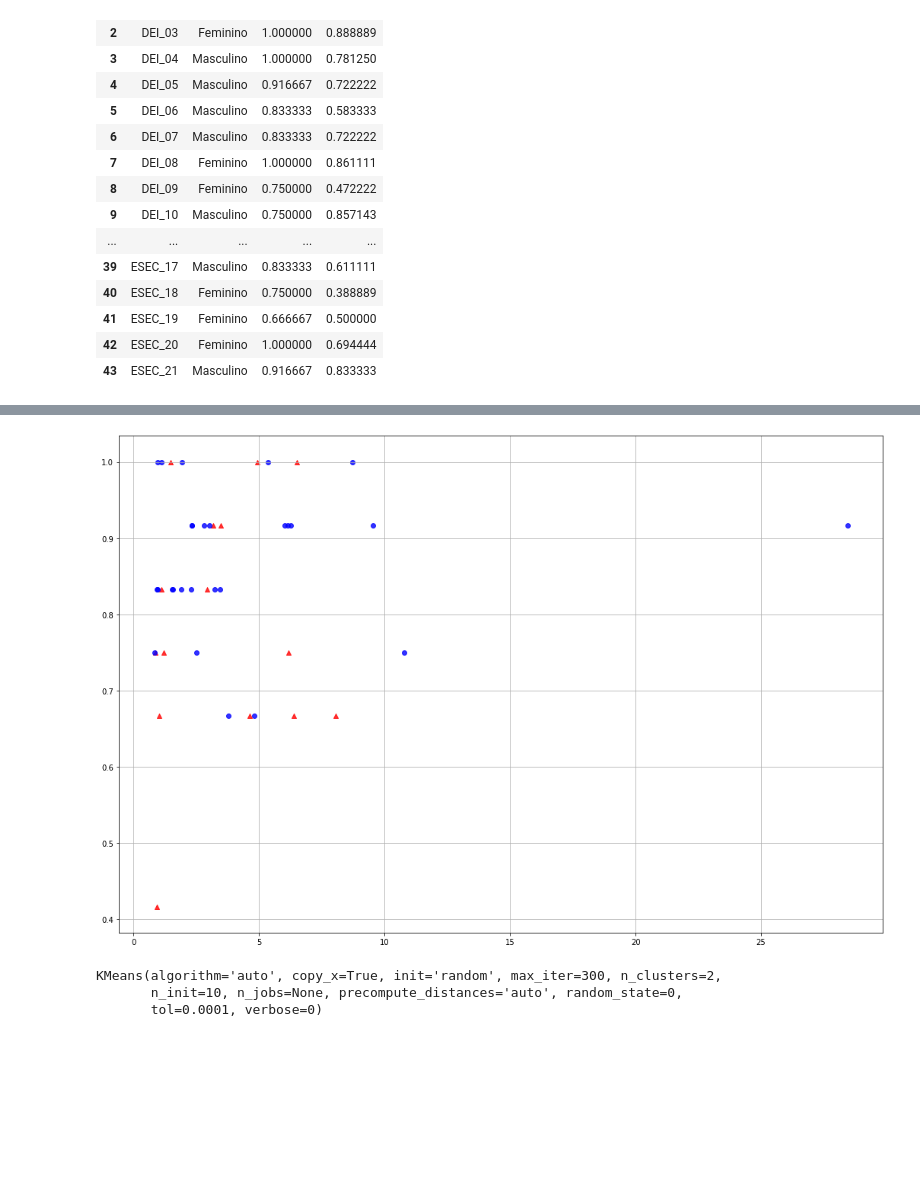
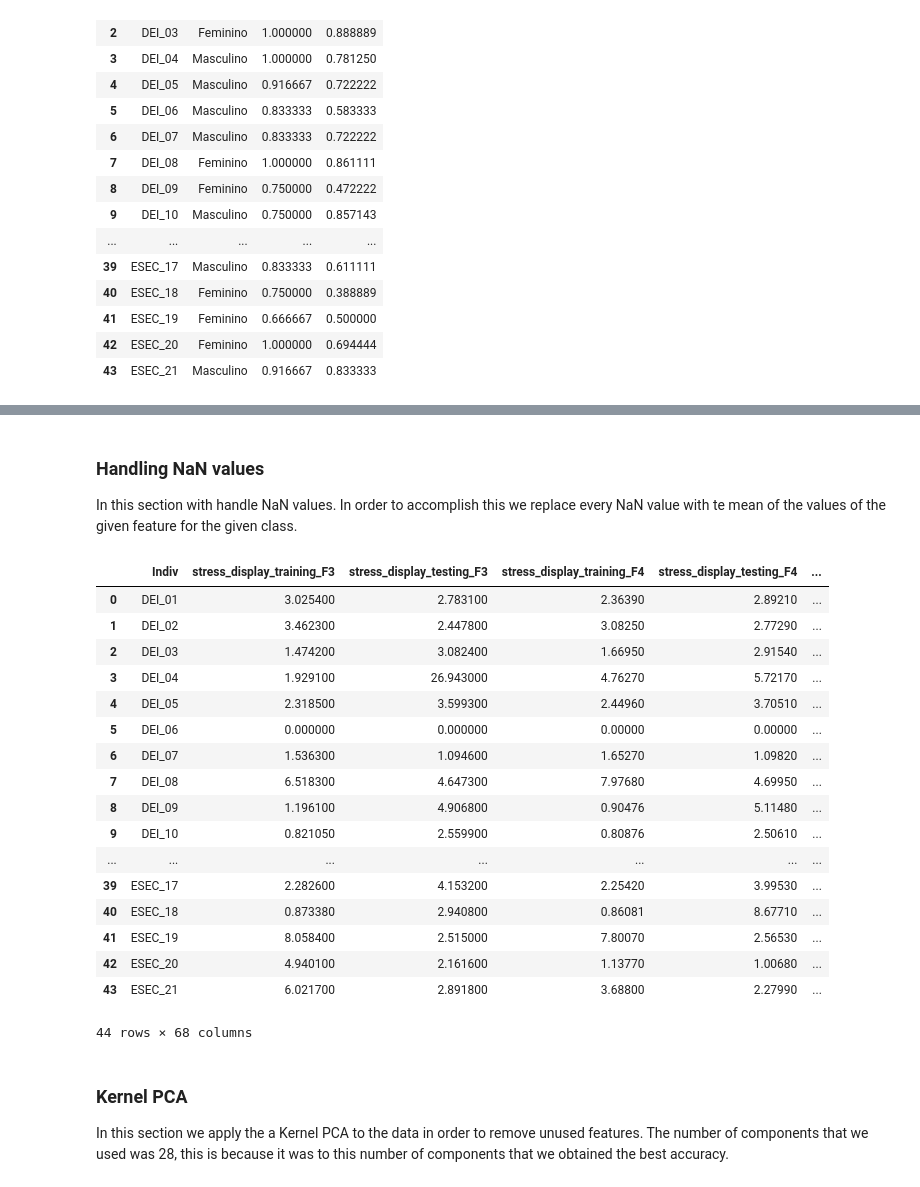
Before and after one commit to lengors/ua-repository, a Jupyter notebook: ED/TP2/TP2.ipynb, the cells around one changed output, grey strips where cells are left out. Saved outputs shown, nothing was run; the diff lists cells and outputs as text; code cells hidden in the pictures; blank space fills up the shorter version.

```diff
--- a/ED/TP2/TP2.ipynb
+++ b/ED/TP2/TP2.ipynb
@@ -155,17 +141,0 @@ plt.show()
-# %%
-y = overall_energy_ratios['Gender'].values
-xs = list()
-for phase in [ 'training', 'testing' ]:
-    for value in [ 'display', 'solutions' ]:
-        columns = [ column for column in overall_energy_ratios.columns if phase in column and value in column ]
-        for column in columns:
-            X = overall_energy_ratios[[ column, phase ]].values
-            xs.append(X)
-
-plt.scatter(xs[0][y == 'Feminino', 0], xs[0][y == 'Feminino', 1], color='red', marker='^', alpha=0.8)
-plt.scatter(xs[0][y == 'Masculino', 0], xs[0][y == 'Masculino', 1], color='blue', marker='o', alpha=0.8)
-plt.grid()
-# plt.xlim([, 7])
-# plt.ylim([-1, 6])
-# %% [output]
-[figure, removed]
@@ -194,19 +142,38 @@ def plot_decision_regions(X, y, classifier, resolution=0.02):
-# %%
-from sklearn.linear_model import SGDClassifier, Perceptron
-from sklearn.neural_network import MLPClassifier
-from sklearn.svm import LinearSVC, SVC
-from sklearn.cluster import KMeans
-
-classifier = KMeans(n_clusters = 2, init = 'random', n_init = 10, max_iter = 300, tol = 1e-04, random_state = 0)
-# classifier = MLPClassifier(activation = 'tanh', hidden_layer_sizes = (10, 5), alpha = 0.01, max_iter = 5000)
-# classifier = SGDClassifier(loss = 'log', max_iter = 5)
-# classifier = LinearSVC(C = 1.0, max_iter = 10001, tol = 1e-05, verbose = 0)
-# classifier = Perceptron(penalty = None, alpha = 0.0001, fit_intercept = True, max_iter = 10000, tol = None,
-#                eta0 = 0.1, n_jobs = 1, random_state = 0, class_weight = None, warm_start = False)
-# classifier = SVC(C = 1.0, kernel = 'rbf', max_iter = 10000, tol = 1e-05, verbose = 0)
-
-classifier
-# %% [output]
-KMeans(algorithm='auto', copy_x=True, init='random', max_iter=300, n_clusters=2,
-       n_init=10, n_jobs=None, precompute_distances='auto', random_state=0,
-       tol=0.0001, verbose=0)
+# %% [markdown]
+
+### Handling NaN values
+
+In this section with handle NaN values. In order to accomplish this we replace every NaN value with te mean of the values of the given feature for the given class.
+# %%
+# fill NaN with the means of the respective class
+for target in classes:
+    keep = overall['Gender'] == target
+    target_df = overall[keep]
+    overall[keep] = target_df.fillna(target_df.mean())
+
+# display overall
+overall
+# %% [output]
+|  | Indiv | stress_display_training_F3 | stress_display_testing_F3 | stress_display_training_F4 | stress_display_testing_F4 | ... |
+| 0 | DEI_01 | 3.025400 | 2.783100 | 2.36390 | 2.89210 | ... |
+| 1 | DEI_02 | 3.462300 | 2.447800 | 3.08250 | 2.77290 | ... |
+| 2 | DEI_03 | 1.474200 | 3.082400 | 1.66950 | 2.91540 | ... |
+| 3 | DEI_04 | 1.929100 | 26.943000 | 4.76270 | 5.72170 | ... |
+| 4 | DEI_05 | 2.318500 | 3.599300 | 2.44960 | 3.70510 | ... |
+| 5 | DEI_06 | 0.000000 | 0.000000 | 0.00000 | 0.00000 | ... |
+| 6 | DEI_07 | 1.536300 | 1.094600 | 1.65270 | 1.09820 | ... |
+| 7 | DEI_08 | 6.518300 | 4.647300 | 7.97680 | 4.69950 | ... |
+| 8 | DEI_09 | 1.196100 | 4.906800 | 0.90476 | 5.11480 | ... |
+| 9 | DEI_10 | 0.821050 | 2.559900 | 0.80876 | 2.50610 | ... |
+| ... | ... | ... | ... | ... | ... | ... |
+| 39 | ESEC_17 | 2.282600 | 4.153200 | 2.25420 | 3.99530 | ... |
+| 40 | ESEC_18 | 0.873380 | 2.940800 | 0.86081 | 8.67710 | ... |
+| 41 | ESEC_19 | 8.058400 | 2.515000 | 7.80070 | 2.56530 | ... |
+| 42 | ESEC_20 | 4.940100 | 2.161600 | 1.13770 | 1.00680 | ... |
+| 43 | ESEC_21 | 6.021700 | 2.891800 | 3.68800 | 2.27990 | ... |
+44 rows × 68 columns
+# %% [markdown]
+
+### Kernel PCA
+
+In this section we apply the a Kernel PCA to the data in order to remove unused features. The number of components that we used was 28, this is because it was to this number of components that we obtained the best accuracy.
```
Also changed, not shown: parts of 28 cells of this notebook, 15 other files.
